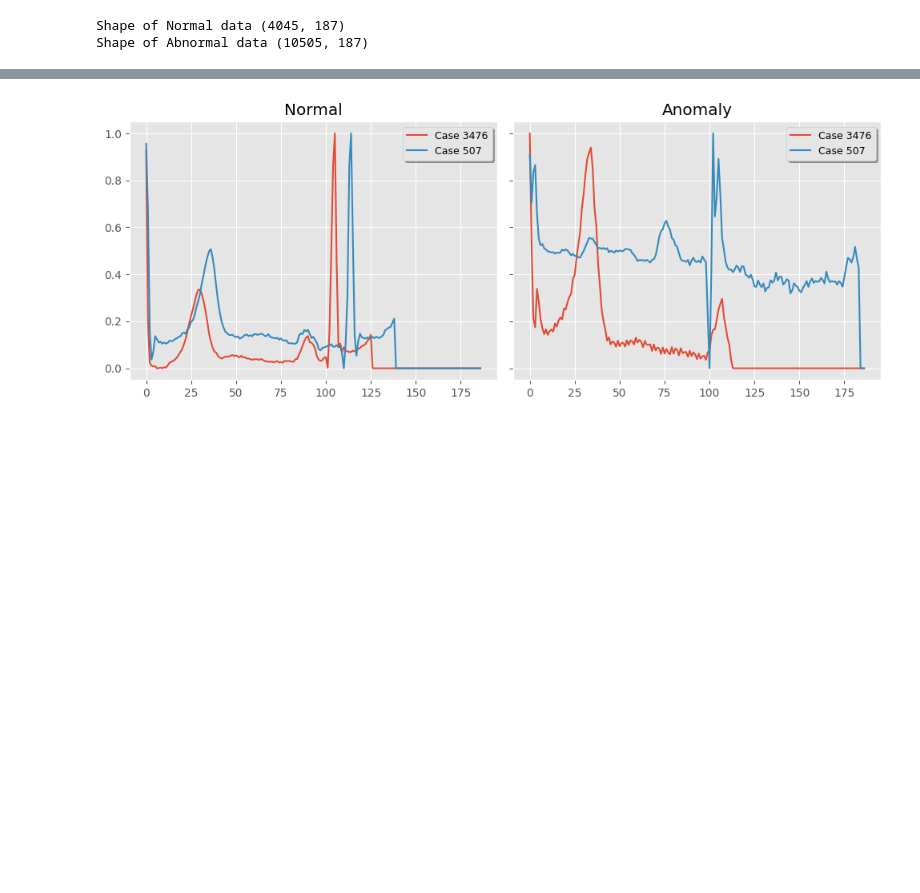
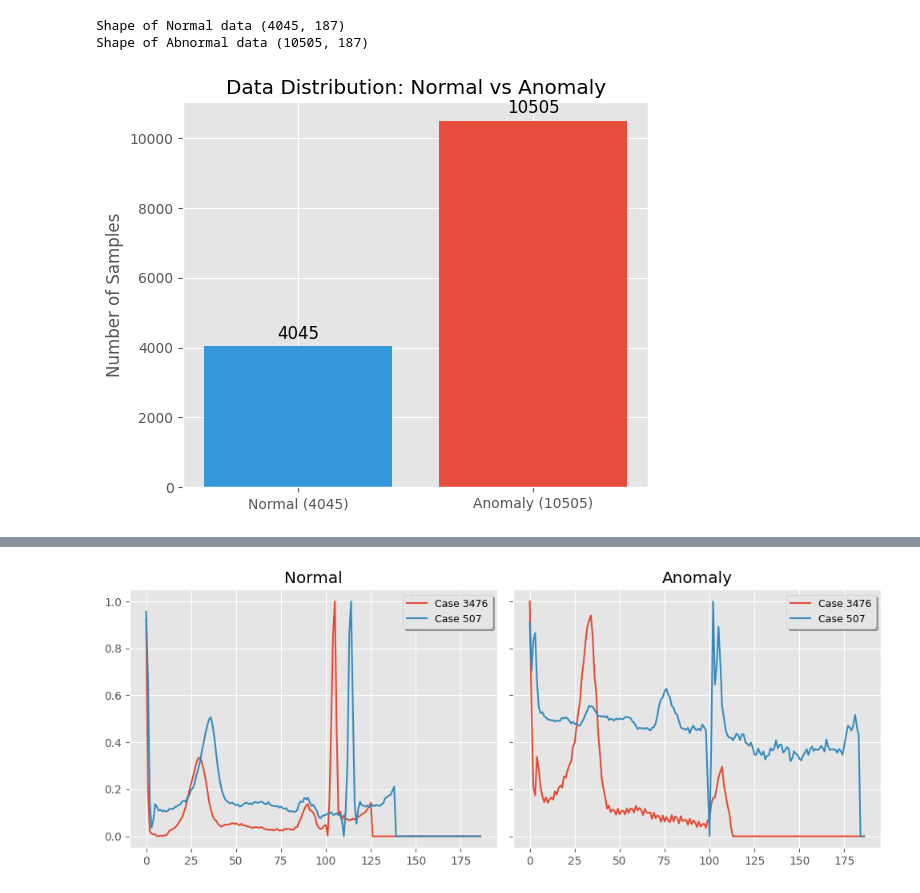
Before and after one commit to Makiato1999/ECG-Detector, a Jupyter notebook: anomaly_detection_cnn_autoencoders.ipynb, the cells around one changed output, grey strips where cells are left out. Drawn from its saved outputs; the diff is of its cells as text; code cells hidden in the pictures; blank space fills up the shorter version.

```diff
--- a/anomaly_detection_cnn_autoencoders.ipynb
+++ b/anomaly_detection_cnn_autoencoders.ipynb
@@ -67,3 +67,26 @@ print("Shape of Abnormal data", anomaly_df.shape)
 # %% [output]
 Shape of Normal data (4045, 187)
 Shape of Abnormal data (10505, 187)
+# %%
+'''
+目的：在报告中坦白承认数据是不平衡的，并解释为什么这对 Autoencoder 没问题。
+“虽然正常样本较少（约 4000），但足以覆盖标准心跳模式。大量的异常样本（约 10000）将作为极佳的测试集，验证模型的泛化能力。”
+'''
+# 准备数据
+counts = [len(normal_df), len(anomaly_df)]
+labels = [f'Normal ({len(normal_df)})', f'Anomaly ({len(anomaly_df)})']
+colors = ['#3498db', '#e74c3c'] # 蓝 vs 红
+
+plt.figure(figsize=(6, 5))
+bars = plt.bar(labels, counts, color=colors)
+
+# 在柱状图上标数值
+for bar in bars:
+    yval = bar.get_height()
+    plt.text(bar.get_x() + bar.get_width()/2, yval + 100, yval, ha='center', va='bottom', fontsize=12)
+
+plt.title("Data Distribution: Normal vs Anomaly")
+plt.ylabel("Number of Samples")
+plt.show()
+# %% [output]
+[figure, added]
```
Also changed, not shown: parts of 3 cells of this notebook.
